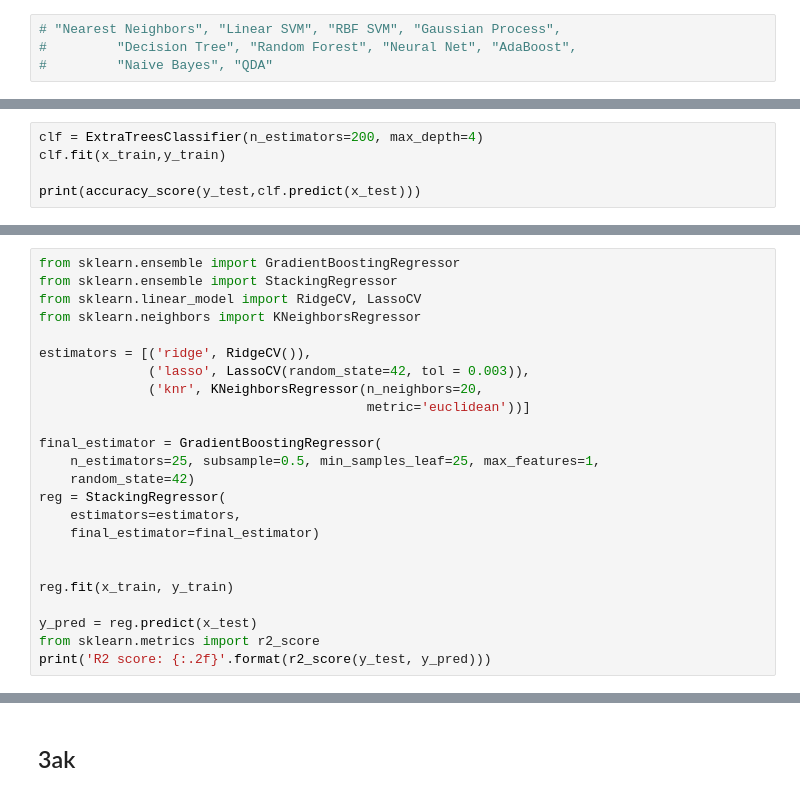
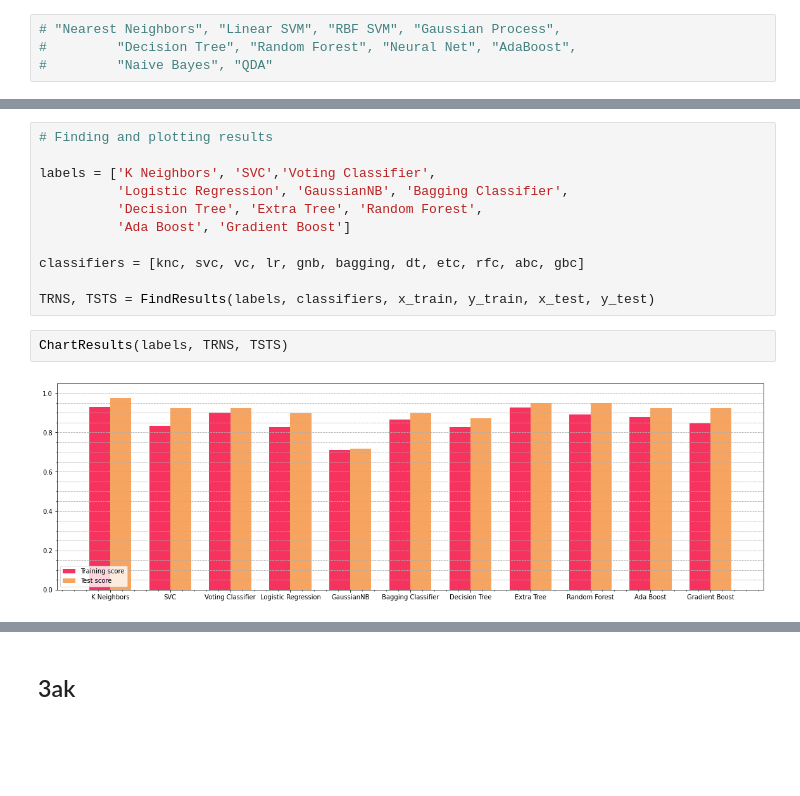
Before and after one commit to he16946/Assignment2020, a Jupyter notebook: Assignment2020.ipynb, the cells around one changed output, grey strips where cells are left out. Drawn from its saved outputs; the diff is of its cells as text; blank space fills up the shorter version.

```diff
--- a/Assignment2020.ipynb
+++ b/Assignment2020.ipynb
@@ -143,5 +190,0 @@ print(accuracy_score(y_test,dt.predict(x_test)))
-# %%
-clf = ExtraTreesClassifier(n_estimators=200, max_depth=4)
-clf.fit(x_train,y_train)
-
-print(accuracy_score(y_test,clf.predict(x_test)))
@@ -279,24 +190,0 @@ plt.show()
-# %%
-from sklearn.ensemble import GradientBoostingRegressor
-from sklearn.ensemble import StackingRegressor
-from sklearn.linear_model import RidgeCV, LassoCV
-from sklearn.neighbors import KNeighborsRegressor
-
-estimators = [('ridge', RidgeCV()),
-              ('lasso', LassoCV(random_state=42, tol = 0.003)),
-              ('knr', KNeighborsRegressor(n_neighbors=20,
-                                          metric='euclidean'))]
-
-final_estimator = GradientBoostingRegressor(
-    n_estimators=25, subsample=0.5, min_samples_leaf=25, max_features=1,
-    random_state=42)
-reg = StackingRegressor(
-    estimators=estimators,
-    final_estimator=final_estimator)
-
-
-reg.fit(x_train, y_train)
-
-y_pred = reg.predict(x_test)
-from sklearn.metrics import r2_score
-print('R2 score: {:.2f}'.format(r2_score(y_test, y_pred)))
@@ -344,0 +236,15 @@ Accuracy: 0.919 (+/- 0.094) [Gradient Boost]
+# %%
+# Finding and plotting results
+
+labels = ['K Neighbors', 'SVC','Voting Classifier',
+          'Logistic Regression', 'GaussianNB', 'Bagging Classifier',
+          'Decision Tree', 'Extra Tree', 'Random Forest',
+          'Ada Boost', 'Gradient Boost']
+
+classifiers = [knc, svc, vc, lr, gnb, bagging, dt, etc, rfc, abc, gbc]
+
+TRNS, TSTS = FindResults(labels, classifiers, x_train, y_train, x_test, y_test)
+# %%
+ChartResults(labels, TRNS, TSTS)
+# %% [output]
+[figure, added]
```
Also changed, not shown: parts of 17 cells of this notebook.
